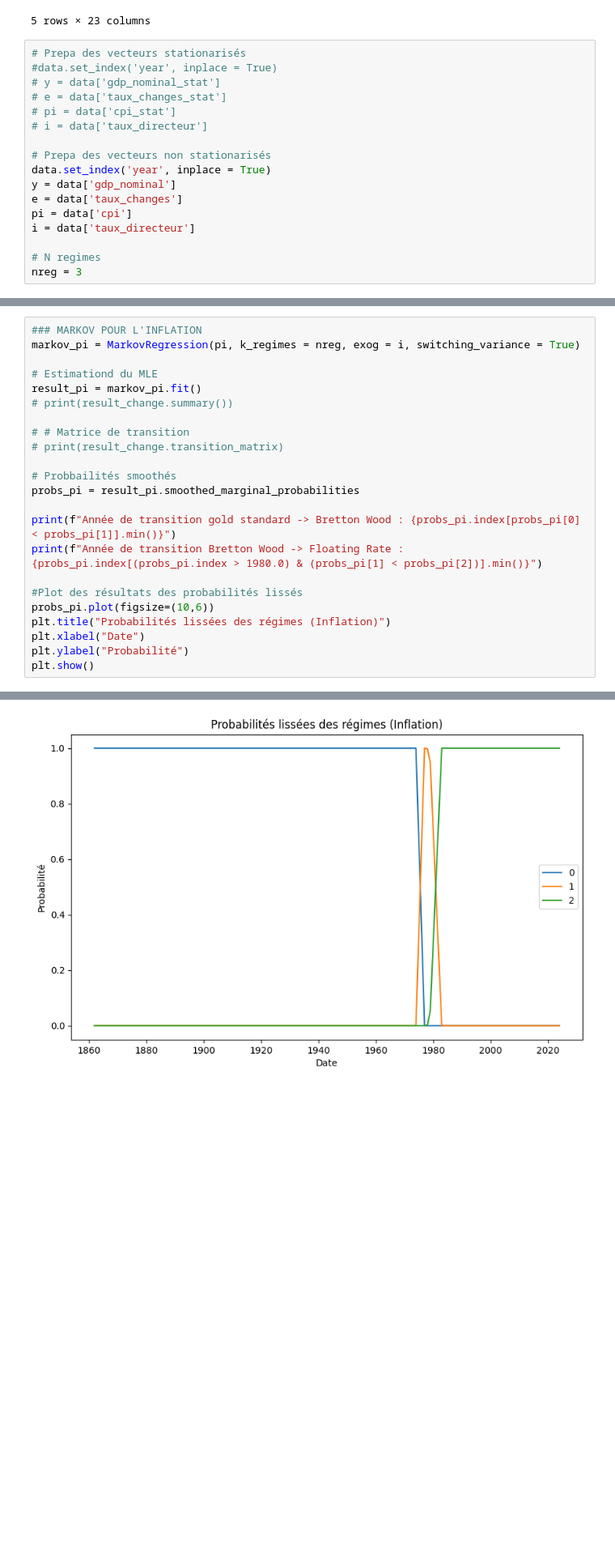
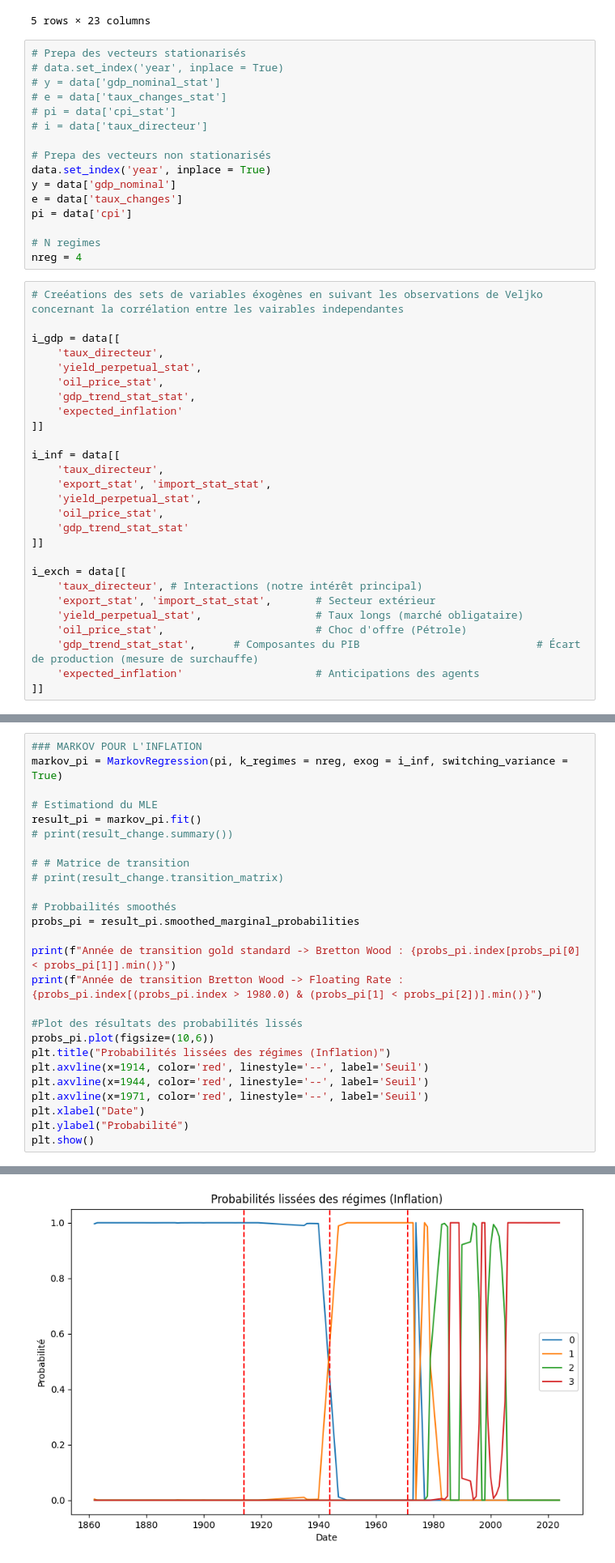
Before and after one commit to TimmGRT/Monetary-Policy-UK-1870-2025, a Jupyter notebook: CODE_ZONE/timeo_code/timeo_code_markov.ipynb, the cells around one changed output, grey strips where cells are left out. Shown at 81% size. Saved outputs shown, nothing was run; the diff lists cells and outputs as text; blank space fills up the shorter version.

```diff
--- a/CODE_ZONE/timeo_code/timeo_code_markov.ipynb
+++ b/CODE_ZONE/timeo_code/timeo_code_markov.ipynb
@@ -259,7 +259,7 @@ data.head(5)
 5 rows × 23 columns
 # %%
 # Prepa des vecteurs stationarisés
-#data.set_index('year', inplace = True)
+# data.set_index('year', inplace = True)
 # y = data['gdp_nominal_stat']
 # e = data['taux_changes_stat']
 # pi = data['cpi_stat']
@@ -270,7 +270,33 @@ data.set_index('year', inplace = True)
 y = data['gdp_nominal']
 e = data['taux_changes']
 pi = data['cpi']
-i = data['taux_directeur']
 
 # N regimes
-nreg = 3
+nreg = 4
+# %%
+# Creéations des sets de variables éxogènes en suivant les observations de Veljko concernant la corrélation entre les vairables independantes
+
+i_gdp = data[[
+    'taux_directeur',
+    'yield_perpetual_stat',
+    'oil_price_stat',
+    'gdp_trend_stat_stat',
+    'expected_inflation'
+]]
+
+i_inf = data[[
+    'taux_directeur',
+    'export_stat', 'import_stat_stat',
+    'yield_perpetual_stat',
+    'oil_price_stat',
+    'gdp_trend_stat_stat'
+]]
+
+i_exch = data[[
+    'taux_directeur', # Interactions (notre intérêt principal)
+    'export_stat', 'import_stat_stat',       # Secteur extérieur
+    'yield_perpetual_stat',                  # Taux longs (marché obligataire)
+    'oil_price_stat',                        # Choc d'offre (Pétrole)
+    'gdp_trend_stat_stat',      # Composantes du PIB                            # Écart de production (mesure de surchauffe)
+    'expected_inflation'                     # Anticipations des agents
+]]
@@ -346,6 +385,6 @@ Année de transition Bretton Wood -> Floating Rate : 1988.0
 # %%
 ### MARKOV POUR L'INFLATION
-markov_pi = MarkovRegression(pi, k_regimes = nreg, exog = i, switching_variance = True)
+markov_pi = MarkovRegression(pi, k_regimes = nreg, exog = i_inf, switching_variance = True)
 
 # Estimationd du MLE
 result_pi = markov_pi.fit()
@@ -363,6 +402,9 @@ print(f"Année de transition Bretton Wood -> Floating Rate : {probs_pi.index[(pr
 #Plot des résultats des probabilités lissés
 probs_pi.plot(figsize=(10,6))
 plt.title("Probabilités lissées des régimes (Inflation)")
+plt.axvline(x=1914, color='red', linestyle='--', label='Seuil')
+plt.axvline(x=1944, color='red', linestyle='--', label='Seuil')
+plt.axvline(x=1971, color='red', linestyle='--', label='Seuil')
 plt.xlabel("Date")
 plt.ylabel("Probabilité")
 plt.show()
@@ -371,5 +413,5 @@ Année de transition gold standard -> Bretton Wood : 1977.0
 Année de transition Bretton Wood -> Floating Rate : 1983.0
-[figure, old version]
+[figure, new version]
 # %% [markdown]
 ## **MS-VAR : Markov Regime switching vectorial auto regressive model**
 # %%
```
Also changed, not shown: parts of 4 cells of this notebook.
